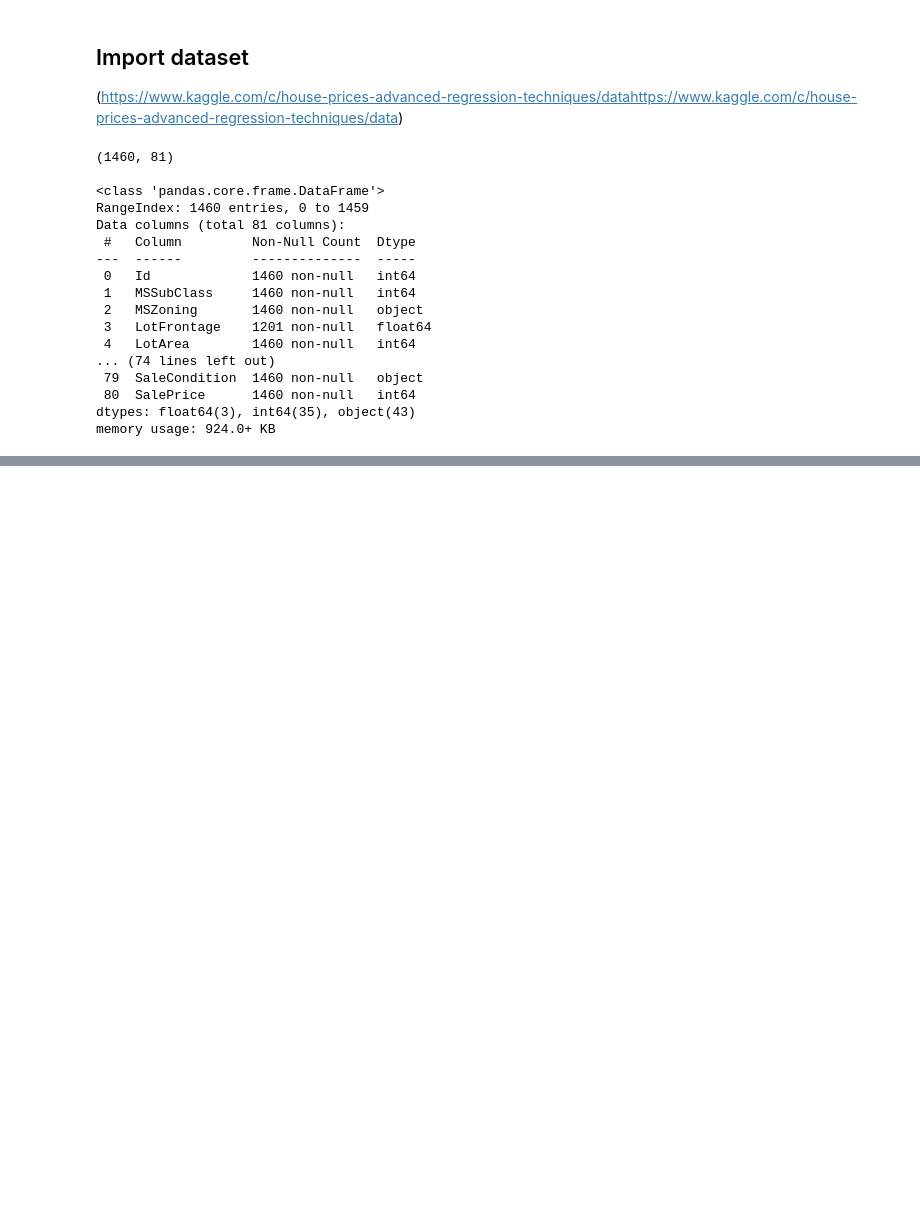
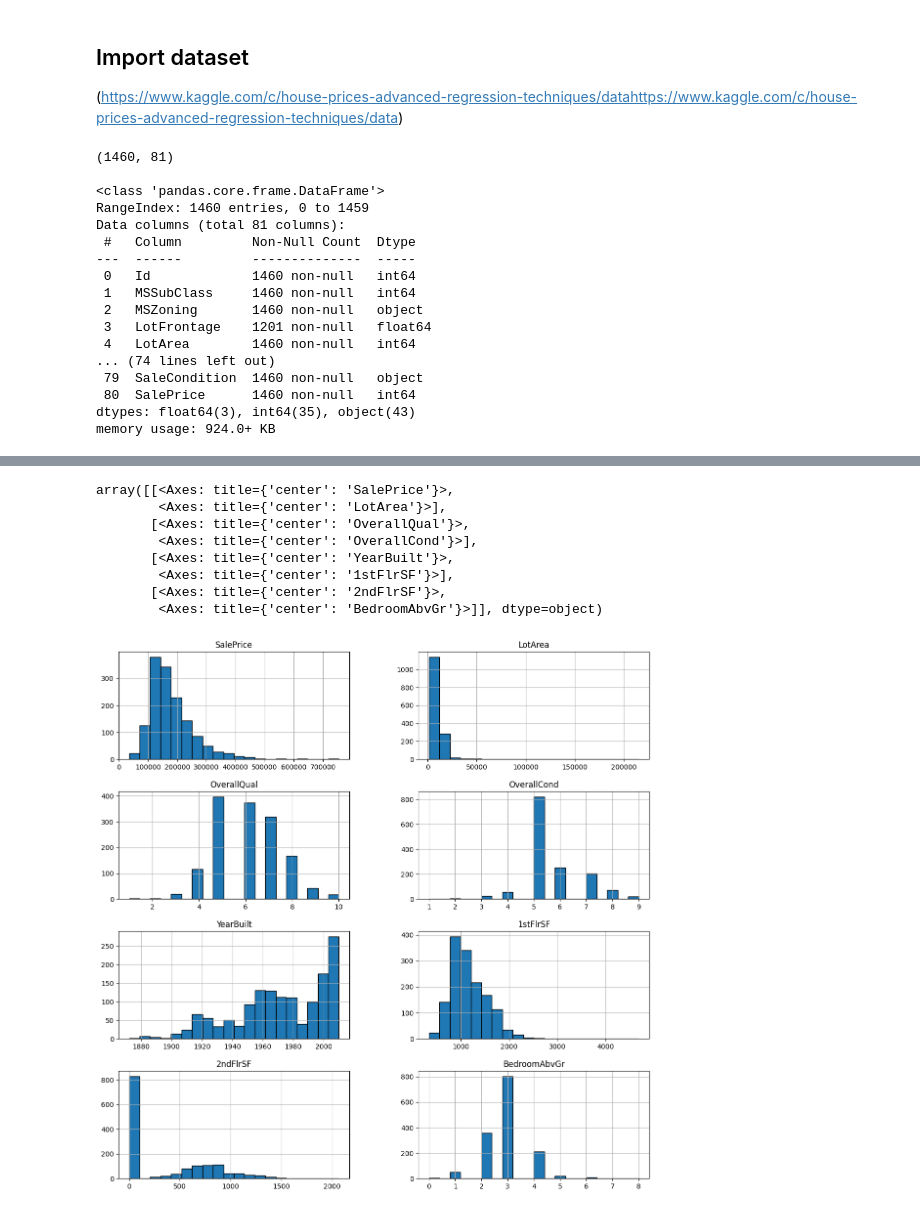
Before and after one commit to aleixJ/pandas_getting_started, a Jupyter notebook: Pandas.ipynb, the cells around one changed output, grey strips where cells are left out. Drawn from its saved outputs; the diff is of its cells as text; code cells hidden in the pictures; blank space fills up the shorter version.

Commit message:
resize the dataframe and showing the first plots

```diff
--- a/Pandas.ipynb
+++ b/Pandas.ipynb
@@ -33,0 +38,32 @@ memory usage: 924.0+ KB
+# %%
+numerical_features = ["SalePrice", "LotArea", "OverallQual",
+                      "OverallCond", "YearBuilt", "1stFlrSF",
+                      "2ndFlrSF", "BedroomAbvGr"]
+
+# SalePrice - the property's sale price in dollars
+# LotArea - lot size in square feet
+# OverallQual: Overall material and finish quality
+# OverallCond: Overall condition rating
+# YearBuilt: Original construction date
+# 1stFlrSF: First Floor square feet
+# 2ndFlrSF: Second floor square feet
+# BedroomAbvGr: Total rooms above grade (does not include bathrooms)
+
+categorical_features = ["MSZoning", "LotShape",
+                        "Neighborhood", "CentralAir",
+                        "SaleCondition", "MoSold", "YrSold"]
+
+# MSZoning: The general zoning classification
+# LotShape: General shape of property
+# Neighborhood: Physical locations within Ames city limits
+# CentralAir: Central air conditioning
+# SaleCondition: Condition of sale
+# MoSold: Month Sold
+# YrSold: Year Sold
+
+# Select only the required columns
+dataframe = dataframe[numerical_features + categorical_features]
+
+print(dataframe.shape, "\n")
+
+dataframe.info()
@@ -33,0 +104,16 @@ memory usage: 924.0+ KB
+# %%
+# Print some histograms plots for the numerical features
+dataframe[numerical_features].hist(edgecolor="black",
+                                   bins=20,
+                                   figsize=(14, 14),
+                                   layout=(4,2))
+# %% [output]
+array([[<Axes: title={'center': 'SalePrice'}>,
+        <Axes: title={'center': 'LotArea'}>],
+       [<Axes: title={'center': 'OverallQual'}>,
+        <Axes: title={'center': 'OverallCond'}>],
+       [<Axes: title={'center': 'YearBuilt'}>,
+        <Axes: title={'center': '1stFlrSF'}>],
+       [<Axes: title={'center': '2ndFlrSF'}>,
+        <Axes: title={'center': 'BedroomAbvGr'}>]], dtype=object)
+[figure, added]
```
Also changed, not shown: parts of 6 cells of this notebook.
